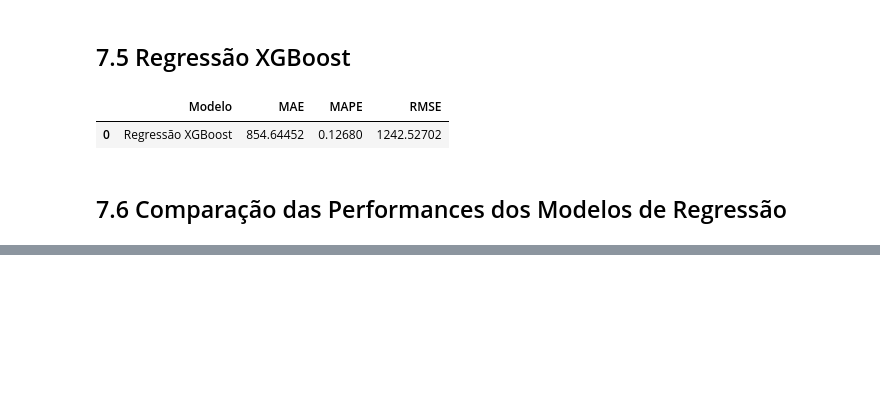
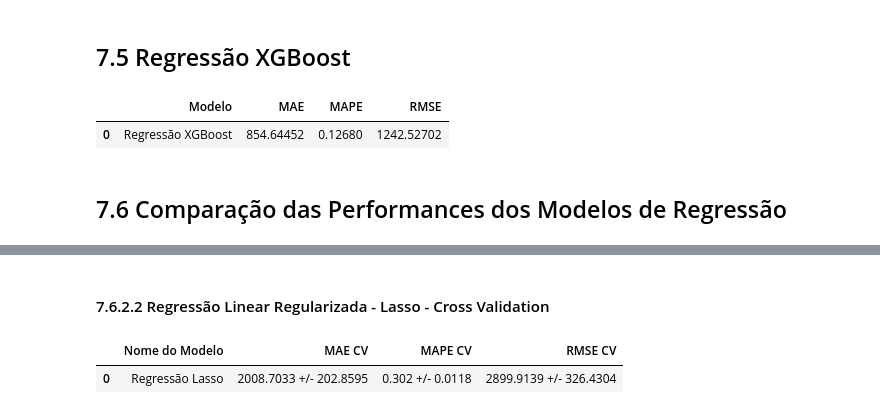
Before and after one commit to jonasbarletta/ds_em_producao, a Jupyter notebook: modulo7-machine-learning.ipynb, the cells around one changed output, grey strips where cells are left out. Saved outputs shown, nothing was run; the diff lists cells and outputs as text; code cells hidden in the pictures; blank space fills up the shorter version.

```diff
--- a/modulo7-machine-learning.ipynb
+++ b/modulo7-machine-learning.ipynb
@@ -1373,0 +1384,10 @@ modelling_result.sort_values('RMSE')
+# %% [markdown]
+#### 7.6.2.2 Regressão Linear Regularizada - Lasso - Cross Validation
+# %%
+# Lasso
+model = Lasso(alpha=0.01)
+lrr_result_cv = cross_validation(df=df, model=model, model_name='Regressão Lasso')
+lrr_result_cv
+# %% [output]
+|  | Nome do Modelo | MAE CV | MAPE CV | RMSE CV |
+| 0 | Regressão Lasso | 2008.7033 +/- 202.8595 | 0.302 +/- 0.0118 | 2899.9139 +/- 326.4304 |
```
Also changed, not shown: parts of 22 cells of this notebook.
